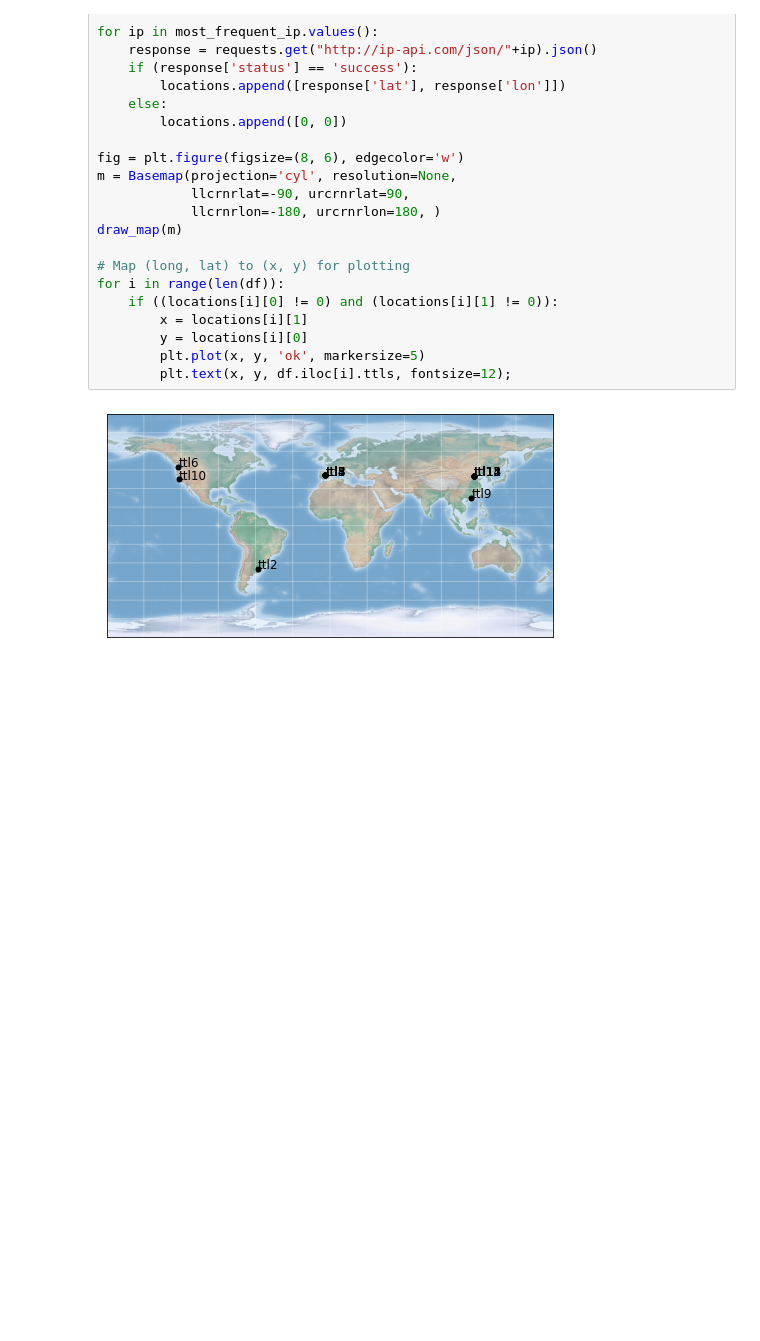
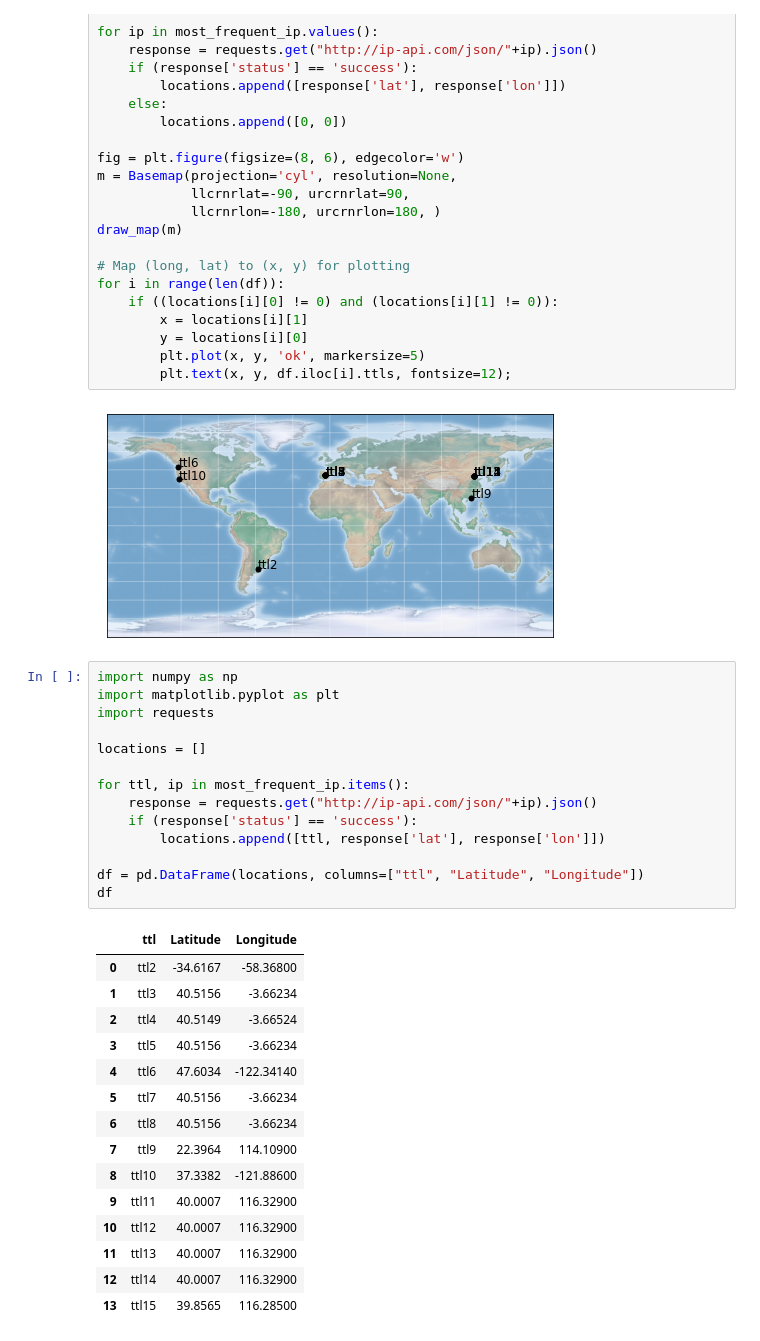
Before and after one commit to Luciano-Tarsia/TP2---Teoria-de-las-Comunicaciones, a Jupyter notebook: experimentacion.ipynb, the cells around one changed output. Saved outputs shown, nothing was run; the diff lists cells and outputs as text; blank space fills up the shorter version.

```diff
--- a/experimentacion.ipynb
+++ b/experimentacion.ipynb
@@ -167,3 +167,33 @@ for i in range(len(df)):
         plt.text(x, y, df.iloc[i].ttls, fontsize=12);
 # %% [output]
 [figure]
+# %%
+import numpy as np
+import matplotlib.pyplot as plt
+import requests
+
+locations = []
+
+for ttl, ip in most_frequent_ip.items():
+    response = requests.get("http://ip-api.com/json/"+ip).json()
+    if (response['status'] == 'success'):
+        locations.append([ttl, response['lat'], response['lon']])
+
+df = pd.DataFrame(locations, columns=["ttl", "Latitude", "Longitude"])
+df
+# %% [output]
+|  | ttl | Latitude | Longitude |
+| 0 | ttl2 | -34.6167 | -58.36800 |
+| 1 | ttl3 | 40.5156 | -3.66234 |
+| 2 | ttl4 | 40.5149 | -3.66524 |
+| 3 | ttl5 | 40.5156 | -3.66234 |
+| 4 | ttl6 | 47.6034 | -122.34140 |
+| 5 | ttl7 | 40.5156 | -3.66234 |
+| 6 | ttl8 | 40.5156 | -3.66234 |
+| 7 | ttl9 | 22.3964 | 114.10900 |
+| 8 | ttl10 | 37.3382 | -121.88600 |
+| 9 | ttl11 | 40.0007 | 116.32900 |
+| 10 | ttl12 | 40.0007 | 116.32900 |
+| 11 | ttl13 | 40.0007 | 116.32900 |
+| 12 | ttl14 | 40.0007 | 116.32900 |
+| 13 | ttl15 | 39.8565 | 116.28500 |
```
Also changed, not shown: parts of 1 cell of this notebook.
